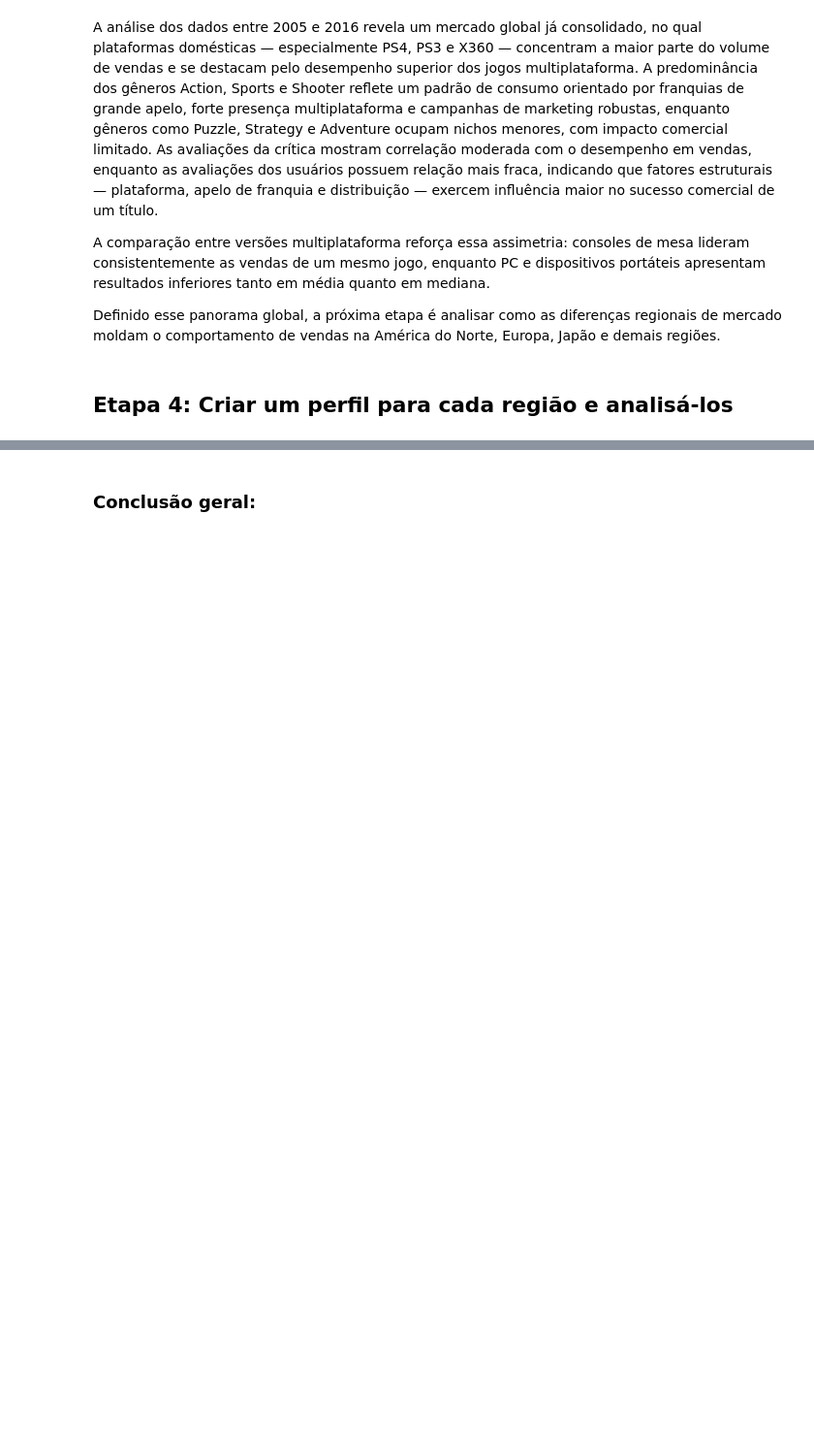
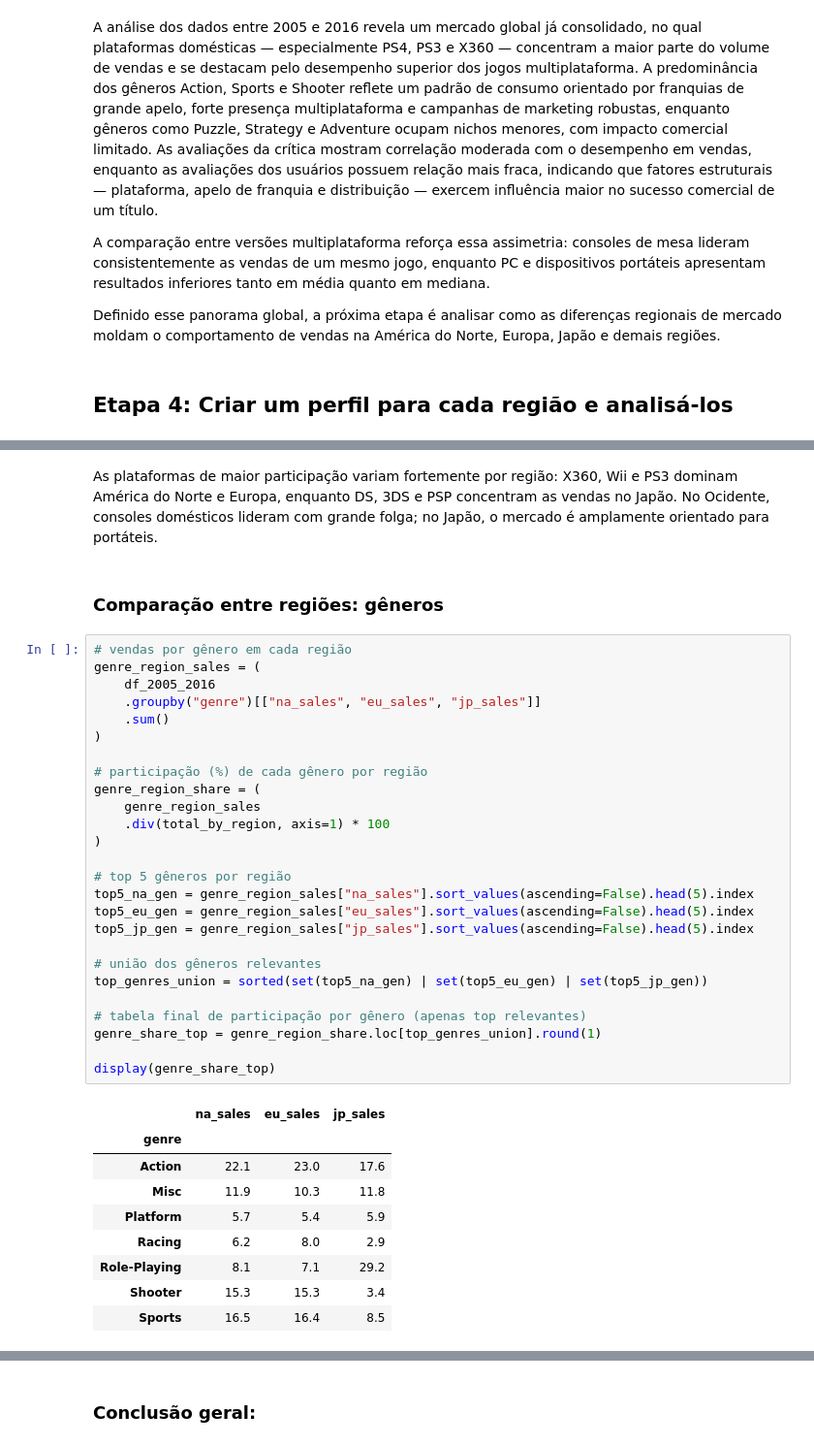
Before and after one commit to BCaravina/video-games-EDA, a Jupyter notebook: notebooks/analysis.ipynb, the cells around one changed output, grey strips where cells are left out. Shown at 97% size. Saved outputs shown, nothing was run; the diff lists cells and outputs as text; blank space fills up the shorter version.

```diff
--- a/notebooks/analysis.ipynb
+++ b/notebooks/analysis.ipynb
@@ -997,0 +705,40 @@ Em mercados menores e mais heterogêneos, como América Latina, Oriente Médio e
+# %% [markdown]
+As plataformas de maior participação variam fortemente por região: X360, Wii e PS3 dominam América do Norte e Europa, enquanto DS, 3DS e PSP concentram as vendas no Japão. No Ocidente, consoles domésticos lideram com grande folga; no Japão, o mercado é amplamente orientado para portáteis.
+# %% [markdown]
+### Comparação entre regiões: gêneros
+# %%
+# vendas por gênero em cada região
+genre_region_sales = (
+    df_2005_2016
+    .groupby("genre")[["na_sales", "eu_sales", "jp_sales"]]
+    .sum()
+)
+
+# participação (%) de cada gênero por região
+genre_region_share = (
+    genre_region_sales
+    .div(total_by_region, axis=1) * 100
+)
+
+# top 5 gêneros por região
+top5_na_gen = genre_region_sales["na_sales"].sort_values(ascending=False).head(5).index
+top5_eu_gen = genre_region_sales["eu_sales"].sort_values(ascending=False).head(5).index
+top5_jp_gen = genre_region_sales["jp_sales"].sort_values(ascending=False).head(5).index
+
+# união dos gêneros relevantes
+top_genres_union = sorted(set(top5_na_gen) | set(top5_eu_gen) | set(top5_jp_gen))
+
+# tabela final de participação por gênero (apenas top relevantes)
+genre_share_top = genre_region_share.loc[top_genres_union].round(1)
+
+display(genre_share_top)
+# %% [output]
+|  | na_sales | eu_sales | jp_sales |
+| genre |  |  |  |
+| Action | 22.1 | 23.0 | 17.6 |
+| Misc | 11.9 | 10.3 | 11.8 |
+| Platform | 5.7 | 5.4 | 5.9 |
+| Racing | 6.2 | 8.0 | 2.9 |
+| Role-Playing | 8.1 | 7.1 | 29.2 |
+| Shooter | 15.3 | 15.3 | 3.4 |
+| Sports | 16.5 | 16.4 | 8.5 |
```
Also changed, not shown: parts of 29 cells of this notebook.
